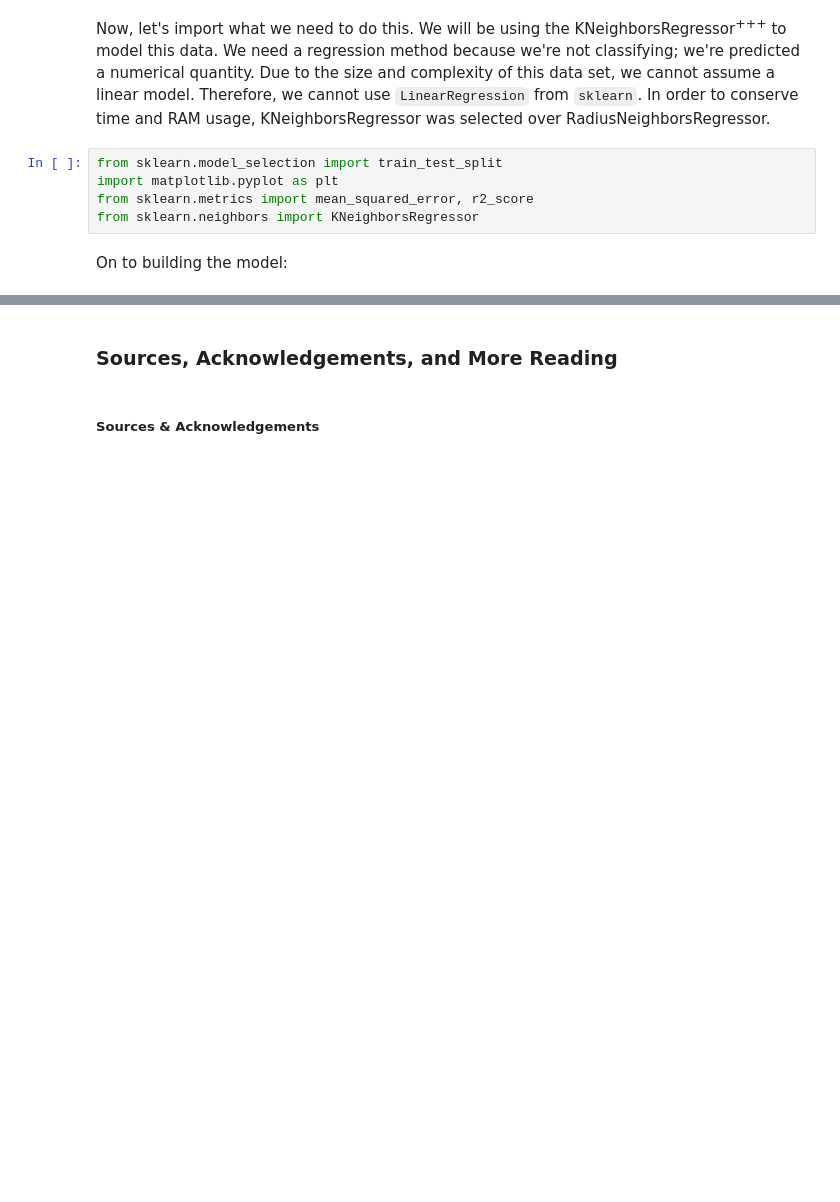
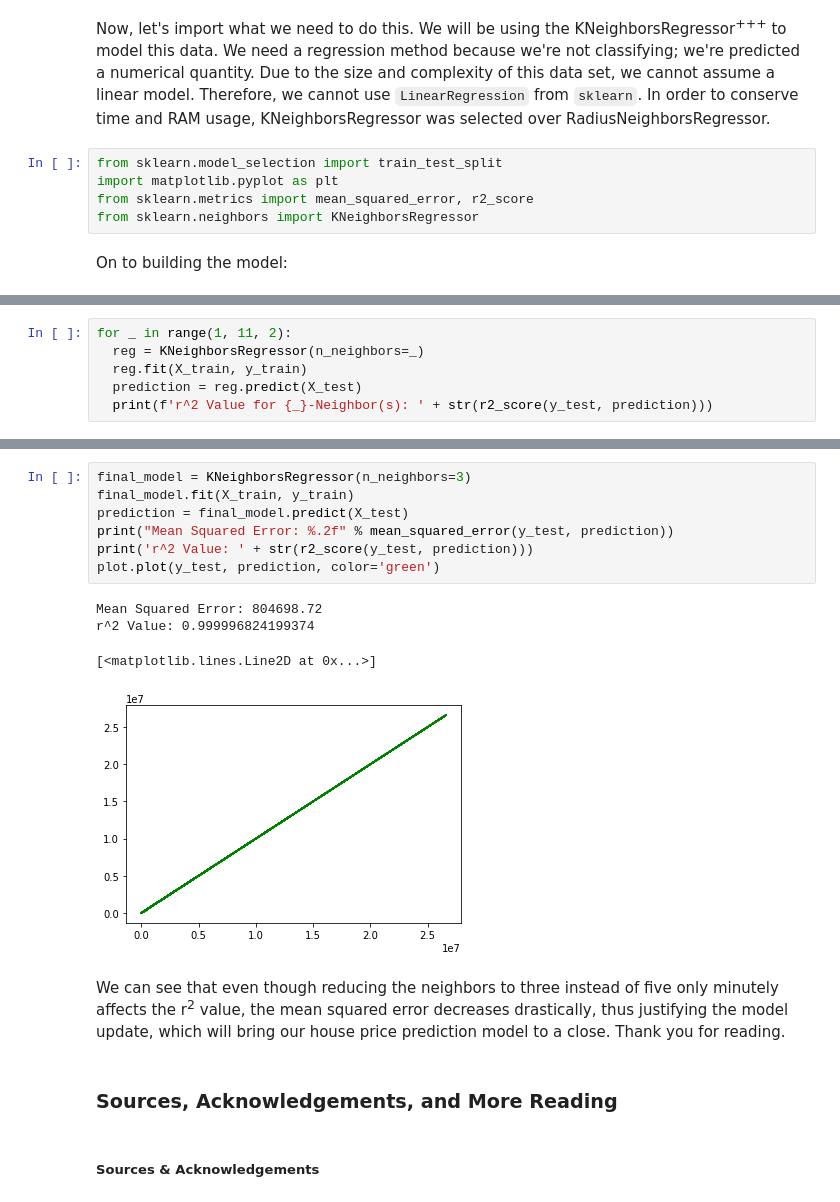
Before and after one commit to RandomKiddo/HousePriceAI, a Jupyter notebook: Project.ipynb, the cells around one changed output, grey strips where cells are left out. Drawn from its saved outputs; the diff is of its cells as text; blank space fills up the shorter version.

```diff
--- a/Project.ipynb
+++ b/Project.ipynb
@@ -417,0 +418,6 @@ Our r<sup>2</sup> is really close to 1, meaning that the model we trained does r
+# %%
+for _ in range(1, 11, 2):
+  reg = KNeighborsRegressor(n_neighbors=_)
+  reg.fit(X_train, y_train)
+  prediction = reg.predict(X_test)
+  print(f'r^2 Value for {_}-Neighbor(s): ' + str(r2_score(y_test, prediction)))
@@ -418,3 +432,17 @@ Our r<sup>2</sup> is really close to 1, meaning that the model we trained does r
+# %%
+final_model = KNeighborsRegressor(n_neighbors=3)
+final_model.fit(X_train, y_train)
+prediction = final_model.predict(X_test)
+print("Mean Squared Error: %.2f" % mean_squared_error(y_test, prediction))
+print('r^2 Value: ' + str(r2_score(y_test, prediction)))
+plot.plot(y_test, prediction, color='green')
+# %% [output]
+Mean Squared Error: 804698.72
+r^2 Value: 0.999996824199374
+[<matplotlib.lines.Line2D at 0x...>]
+[figure, added]
+# %% [markdown]
+We can see that even though reducing the neighbors to three instead of five only minutely affects the r<sup>2</sup> value, the mean squared error decreases drastically, thus justifying the model update, which will bring our house price prediction model to a close. Thank you for reading.
 # %% [markdown]
 ### Sources, Acknowledgements, and More Reading
 # %% [markdown]
```
Also changed, not shown: parts of 4 cells of this notebook, 1 other file.
